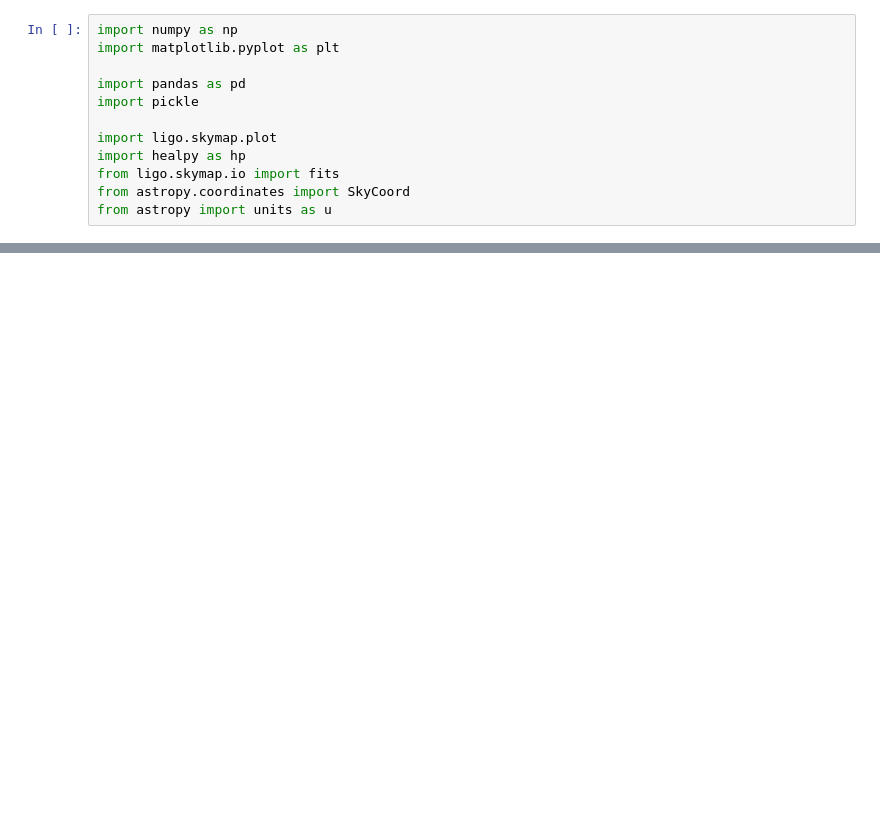
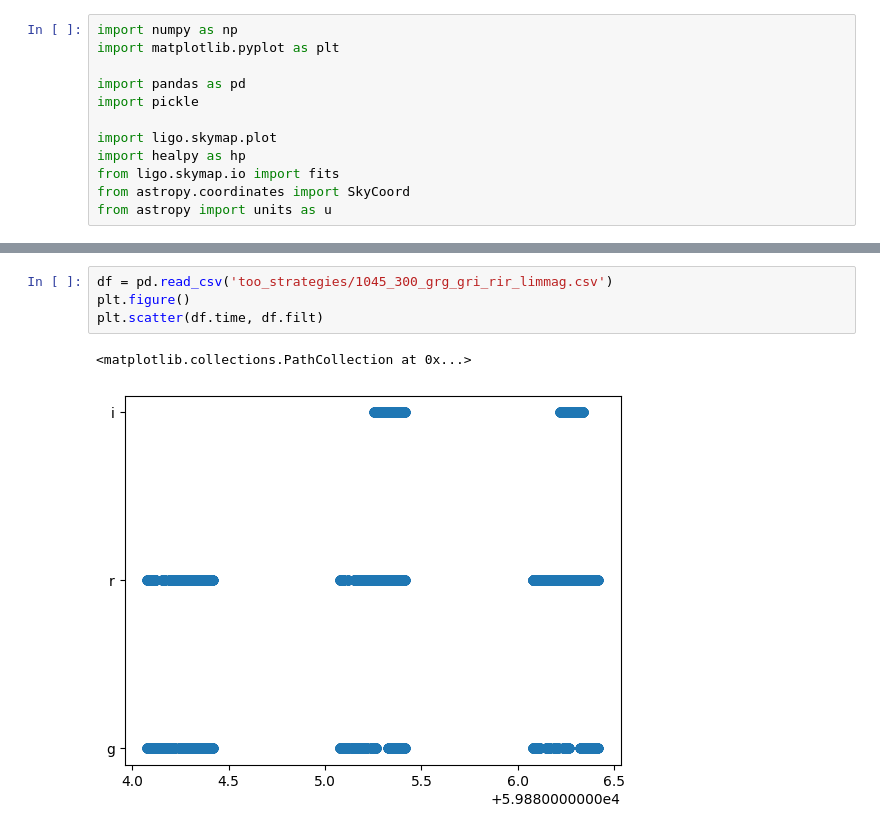
Before and after one commit to asaguescar/mma_searchstrategyO4, a Jupyter notebook: check_output_runs.ipynb, the cells around one changed output, grey strips where cells are left out. Cells and saved outputs as stored; diff of their text form; blank space fills up the shorter version.

```diff
--- a/check_output_runs.ipynb
+++ b/check_output_runs.ipynb
@@ -180,0 +571,7 @@ Coordinates (RA,Dec) = <SkyCoord (ICRS): (ra, dec) in deg
+# %%
+df = pd.read_csv('too_strategies/1045_300_grg_gri_rir_limmag.csv')
+plt.figure()
+plt.scatter(df.time, df.filt)
+# %% [output]
+<matplotlib.collections.PathCollection at 0x...>
+[figure, added]
```
Also changed, not shown: parts of 5 cells of this notebook, 1 other file.
